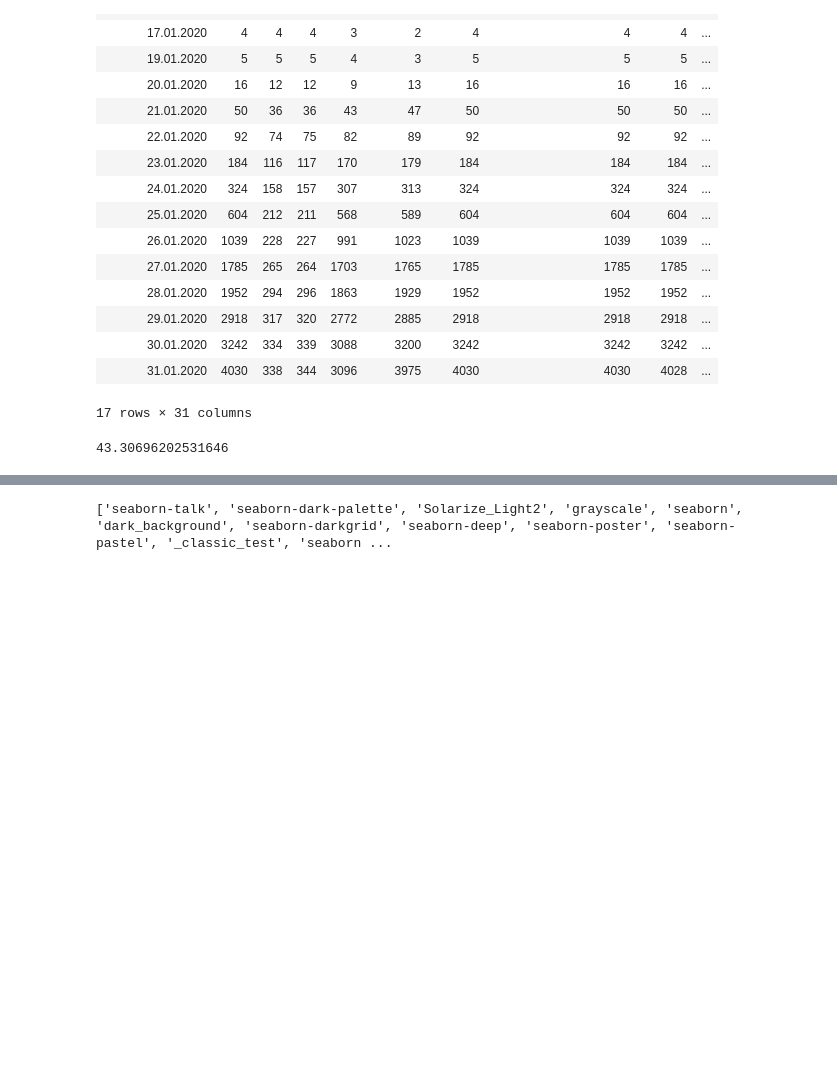
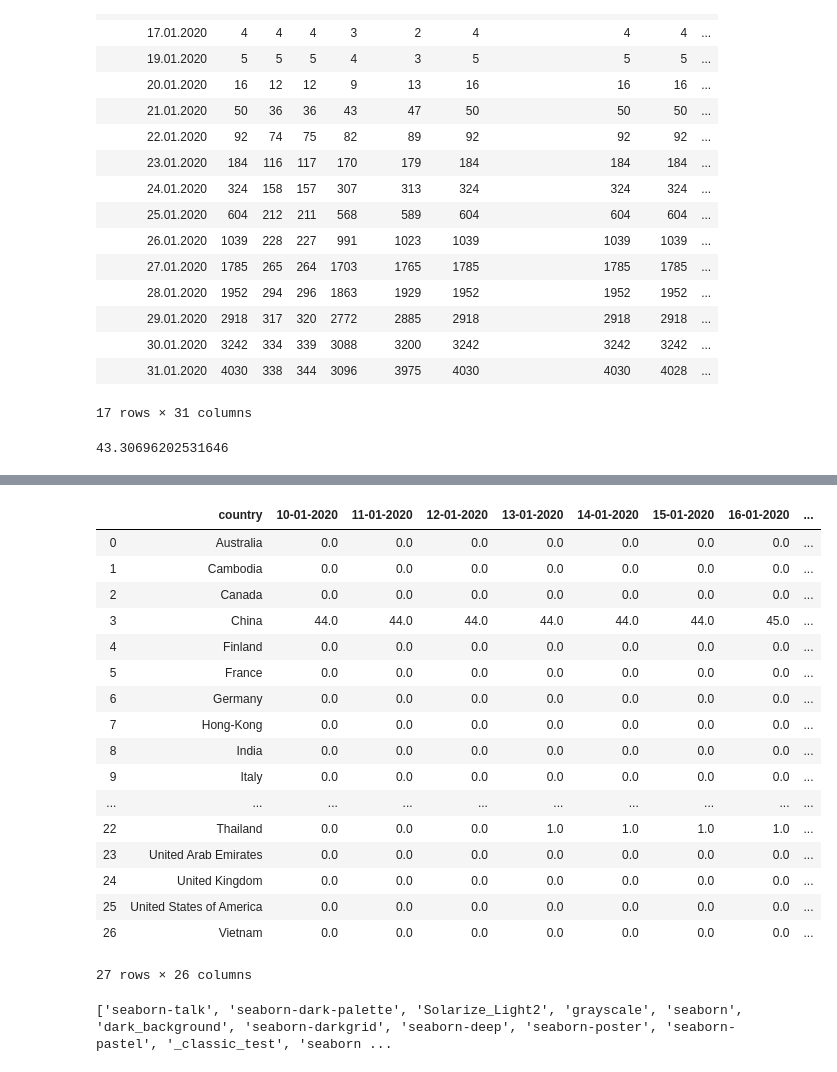
Before and after one commit to zbrfey/ncov, a Jupyter notebook: ncov2019.ipynb, the cells around one changed output, grey strips where cells are left out. Cells and saved outputs as stored; diff of their text form; code cells hidden in the pictures; blank space fills up the shorter version.

```diff
--- a/ncov2019.ipynb
+++ b/ncov2019.ipynb
@@ -206,5 +208,24 @@ case_bycountry = cases.groupby(['country'],as_index=False).first()
 # %%
-case_bycountry.head(50)
+case_bycountry.tail(50)
+# %% [output]
+|  | country | 10-01-2020 | 11-01-2020 | 12-01-2020 | 13-01-2020 | 14-01-2020 | 15-01-2020 | 16-01-2020 | ... |
+| 0 | Australia | 0.0 | 0.0 | 0.0 | 0.0 | 0.0 | 0.0 | 0.0 | ... |
+| 1 | Cambodia | 0.0 | 0.0 | 0.0 | 0.0 | 0.0 | 0.0 | 0.0 | ... |
+| 2 | Canada | 0.0 | 0.0 | 0.0 | 0.0 | 0.0 | 0.0 | 0.0 | ... |
+| 3 | China | 44.0 | 44.0 | 44.0 | 44.0 | 44.0 | 44.0 | 45.0 | ... |
+| 4 | Finland | 0.0 | 0.0 | 0.0 | 0.0 | 0.0 | 0.0 | 0.0 | ... |
+| 5 | France | 0.0 | 0.0 | 0.0 | 0.0 | 0.0 | 0.0 | 0.0 | ... |
+| 6 | Germany | 0.0 | 0.0 | 0.0 | 0.0 | 0.0 | 0.0 | 0.0 | ... |
+| 7 | Hong-Kong | 0.0 | 0.0 | 0.0 | 0.0 | 0.0 | 0.0 | 0.0 | ... |
+| 8 | India | 0.0 | 0.0 | 0.0 | 0.0 | 0.0 | 0.0 | 0.0 | ... |
+| 9 | Italy | 0.0 | 0.0 | 0.0 | 0.0 | 0.0 | 0.0 | 0.0 | ... |
+| ... | ... | ... | ... | ... | ... | ... | ... | ... | ... |
+| 22 | Thailand | 0.0 | 0.0 | 0.0 | 1.0 | 1.0 | 1.0 | 1.0 | ... |
+| 23 | United Arab Emirates | 0.0 | 0.0 | 0.0 | 0.0 | 0.0 | 0.0 | 0.0 | ... |
+| 24 | United Kingdom | 0.0 | 0.0 | 0.0 | 0.0 | 0.0 | 0.0 | 0.0 | ... |
+| 25 | United States of America | 0.0 | 0.0 | 0.0 | 0.0 | 0.0 | 0.0 | 0.0 | ... |
+| 26 | Vietnam | 0.0 | 0.0 | 0.0 | 0.0 | 0.0 | 0.0 | 0.0 | ... |
+27 rows × 26 columns
 # %%
 print(plt.style.available)
 # %% [output]
```
Also changed, not shown: parts of 7 cells of this notebook.
